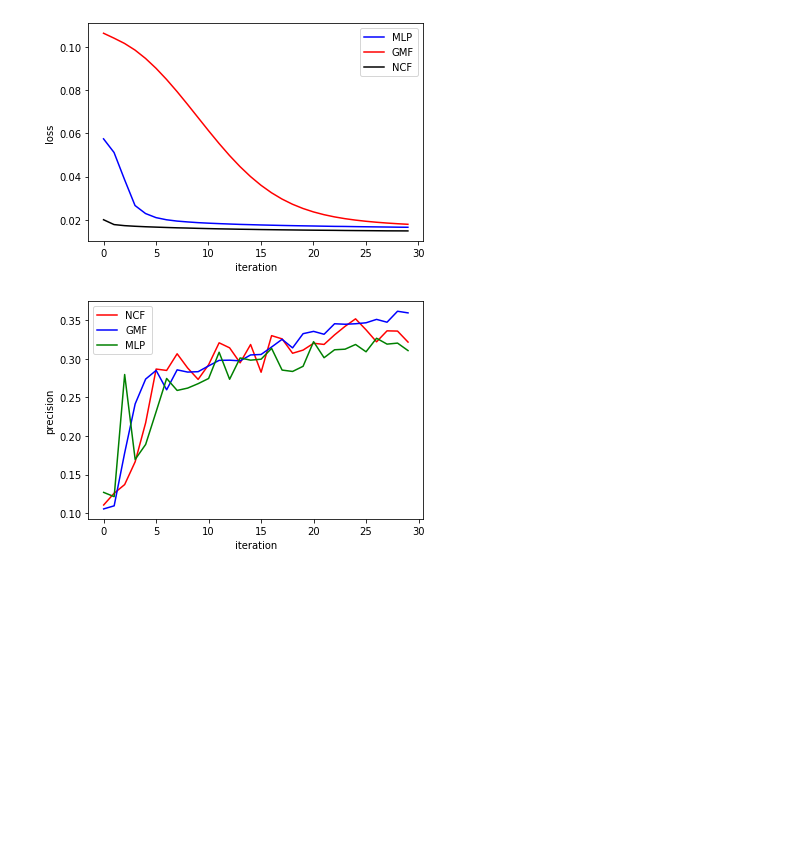
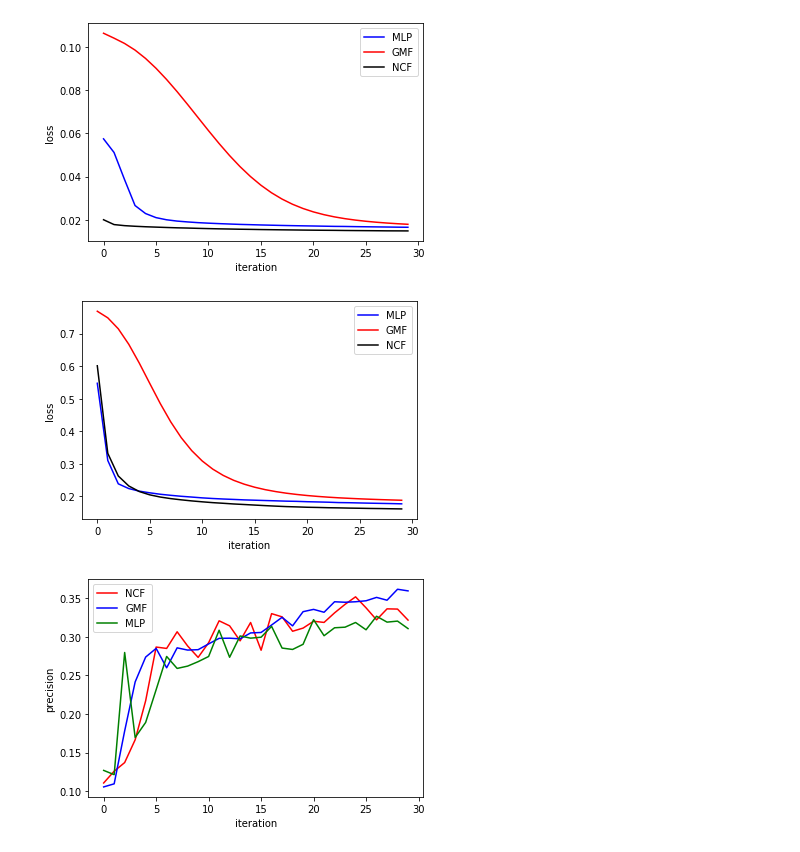
Before and after one commit to DruryXu/SCUthesis, a Jupyter notebook: data_analysis/data_analysis.ipynb, the cells around one changed output. Cells and saved outputs as stored; diff of their text form; code cells hidden in the pictures; blank space fills up the shorter version.

```diff
--- a/data_analysis/data_analysis.ipynb
+++ b/data_analysis/data_analysis.ipynb
@@ -86,6 +88,43 @@ plt.savefig("New_NCF_loss.jpg")
 plt.show()
 # %% [output]
 [figure]
+# %%
+mlp = [0.5473053760320238, 0.31030057260712374, 0.23855344114951718, 0.2239905748841832,
+       0.21605043312878286, 0.2109541681495685, 0.20654746875600907, 0.20324878640545224,
+       0.20028397247050572, 0.19790608110358415, 0.19541133919965872, 0.19348490171640823,
+       0.1919140131149477, 0.19063020415097764, 0.18921423186954942, 0.18826078396399043,
+       0.18726446509939954, 0.1863216351536871, 0.18533459586425893, 0.18473056632916904,
+       0.1836261051083074, 0.18288828157684178, 0.18209520236959736, 0.18096447644881833,
+       0.18053603811750135, 0.1797845419170787, 0.17908976323974943, 0.17849499719235504,
+       0.17788991224997253, 0.17711455738081516]
+
+gmf = [0.7685238730560229, 0.7482787285036254, 0.714621374213579, 0.667024151792804, 0.6093402631074479,
+       0.5468448964137476, 0.4851112399286437, 0.4286900534791854, 0.38020060884142387, 0.340376574032515,
+       0.3086431459894458, 0.28374543890212345, 0.2643707709405029, 0.24923140490518034, 0.23742612533777663,
+       0.2280814811442662, 0.22063182248073873, 0.21470567563783774, 0.20982845891447902, 0.20589845368584384,
+       0.2026104374417981, 0.19989065073647547, 0.19757310678657977, 0.19560111778453715, 0.19398665338465312,
+       0.19248653386981743, 0.19121874912271222, 0.1900438535850025, 0.18903240795853068, 0.1880779170874253]
+
+ncf = [0.601068966365555, 0.3321887317791726, 0.26265044898084067, 0.23197681348300675,
+       0.21485859074638886, 0.20469166963424498, 0.1979629316086908, 0.19312459042350066,
+       0.18937522439123358, 0.18608199977180334, 0.18329068477292662, 0.18075901837024874,
+       0.17879824508162379, 0.17667025371083936, 0.17502753558089432, 0.17328596288718065,
+       0.1715969898747009, 0.1700373423909678, 0.16864589675537592, 0.16769526910434648,
+       0.16660841497981432, 0.16601219796439975, 0.1651881731250911, 0.16470952728419627,
+       0.16400857984440997, 0.16351805647600046, 0.16292512885575156, 0.1625200913369077,
+       0.16196804483538693, 0.16149699994661276]
+
+x_data = [i for i in range(30)]
+mlp, = plt.plot(x_data, mlp, color = 'blue')
+gmf, = plt.plot(x_data, gmf, color = 'red')
+ncf, = plt.plot(x_data, ncf, color = 'black')
+plt.xlabel("iteration")
+plt.ylabel("loss")
+plt.legend([mlp, gmf, ncf], ["MLP", "GMF", "NCF"])
+plt.savefig("Old_NCF_loss.jpg")
+plt.show()
+# %% [output]
+[figure, added]
 # %%
 ncf = [0.11061476281642203, 0.12584556477345246, 0.137034673473729, 0.16656030631780472, 0.21706019995745587, 0.2866624122527122, 0.28487555839183154, 0.3064454371410338, 0.2880663688576899, 0.27326100829610717, 0.29227823867262287, 0.3206551797489896, 0.31414592639863864, 0.2947032546266752, 0.3184428844926611, 0.2825356307168688, 0.32992980216975115, 0.3257604764943629, 0.3071261433737503, 0.311210380770049, 0.32005956179536266, 0.31857051691129545, 0.33095086151882575, 0.3419697936609232, 0.35171240161667733, 0.33746011486917676, 0.32193150393533293, 0.3361412465432887, 0.3358434375664753, 0.3215911508189747]
 gmf = [0.10550946607104872, 0.1095086151882578, 0.17800467985534993, 0.24148053605615827, 0.27368644969155503, 0.2849181025313763, 0.2597745160604127, 0.28564135290363757, 0.28274835141459265, 0.28325888108913, 0.2907466496490108, 0.29793660923207826, 0.29814932992980214, 0.2972984471389066, 0.30495639225696664, 0.3055520102105935, 0.3152095298872581, 0.325164858540736, 0.31410338225909384, 0.3324824505424378, 0.3354605403105722, 0.3317166560306318, 0.34533078068496065, 0.344692618591789, 0.34533078068496065, 0.346607104871304, 0.3509891512444161, 0.34733035524356526, 0.3615400978515209, 0.3594128908742821]
```
Also changed, not shown: parts of 3 cells of this notebook, 12 other files.
